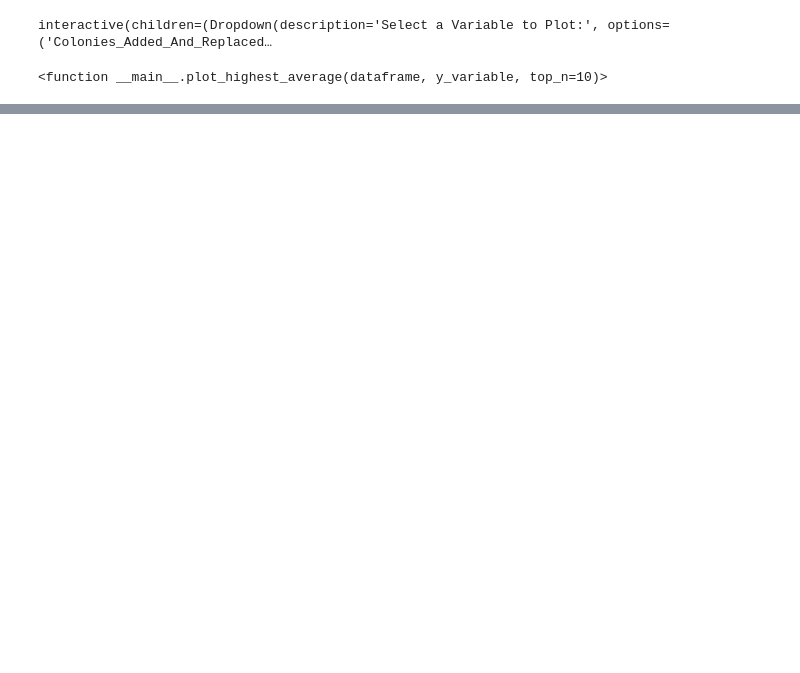
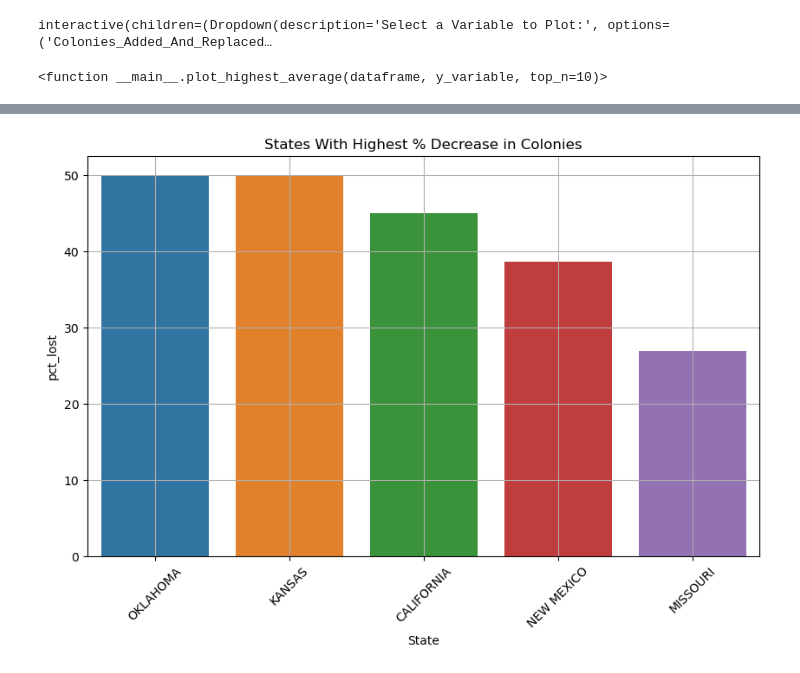
Before and after one commit to CoryKjar/CS499-Project, a Jupyter notebook: Python/Honey Bee Analysis.ipynb, the cells around one changed output, grey strips where cells are left out. Drawn from its saved outputs; the diff is of its cells as text; code cells hidden in the pictures; blank space fills up the shorter version.

```diff
--- a/Python/Honey Bee Analysis.ipynb
+++ b/Python/Honey Bee Analysis.ipynb
@@ -189,0 +320,14 @@ interactive(children=(Dropdown(description='Select a Variable to Plot:', options
+# %%
+merged_df = merged_df.sort_values(by='pct_lost', ascending=True)
+
+top_5_most_lost_pct = merged_df[['State', 'pct_lost']].head(5)
+top_5_most_lost_pct['pct_lost'] = abs(top_5_most_lost_pct['pct_lost'])
+# %%
+plt.figure(figsize=(10, 6))
+sns.barplot(data=top_5_most_lost_pct, x='State', y='pct_lost')
+plt.title('States With Highest % Decrease in Colonies')
+plt.xticks(rotation=45)
+plt.grid()
+plt.show()
+# %% [output]
+[figure, added]
```
Also changed, not shown: parts of 18 cells of this notebook, 2 other files.
